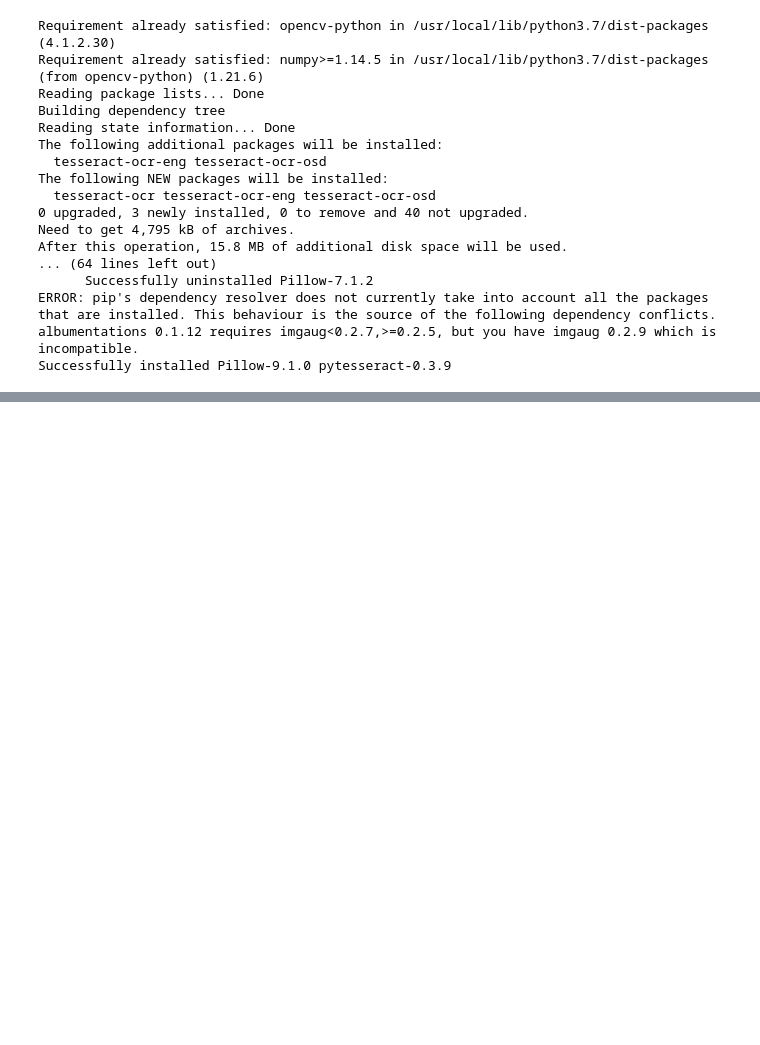
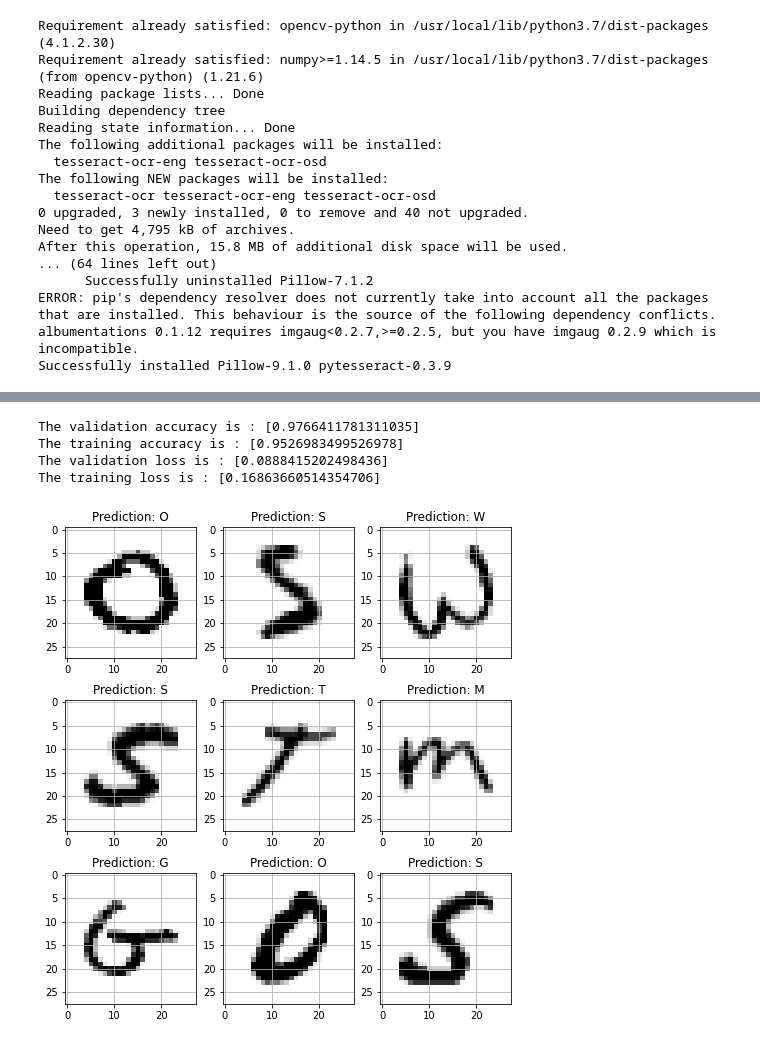
Before and after one commit to dineshnaikb/dineshnaikb, a Jupyter notebook: hwrc/hwcr.ipynb, the cells around one changed output, grey strips where cells are left out. Cells and saved outputs as stored; diff of their text form; code cells hidden in the pictures; blank space fills up the shorter version.

```diff
--- a/hwrc/hwcr.ipynb
+++ b/hwrc/hwcr.ipynb
@@ -47,0 +171,9 @@ PyTorch CNN
+# %%
+#Data Reshaping
+#We changed the Images reshaping to "New shape of train data:  (297960, 28, 28, 1)"
+#For both Train and Test data
+train_X = train_x.reshape(train_x.shape[0],train_x.shape[1],train_x.shape[2],1)
+
+print("New shape of train data: ", train_X.shape)
+test_X = test_x.reshape(test_x.shape[0], test_x.shape[1], test_x.shape[2],1)
+print("New shape of train data: ", test_X.shape)
@@ -47,0 +183,8 @@ PyTorch CNN
+# %%
+#Here we convert the single float values to categorical values.
+#This is done as the CNN model takes input of labels & generates
+#the output as a vector of probabilities.
+train_yOHE = to_categorical(train_y, num_classes = 26, dtype='int')
+print("New shape of train labels: ", train_yOHE.shape)
+test_yOHE = to_categorical(test_y, num_classes = 26, dtype='int')
+print("New shape of test labels: ", test_yOHE.shape)
@@ -47,0 +258,32 @@ PyTorch CNN
+# %%
+# Here have accuracy results of
+#The validation accuracy is : [0.9766814112663269]
+#The training accuracy is : [0.9568800926208496]
+#The validation loss is : [0.08401237428188324]
+#The training loss is : [0.15755431354045868]
+print("The validation accuracy is :", history.history['val_accuracy'])
+print("The training accuracy is :", history.history['accuracy'])
+print("The validation loss is :", history.history['val_loss'])
+print("The training loss is :", history.history['loss'])
+# %% [output]
+The validation accuracy is : [0.9766411781311035]
+The training accuracy is : [0.9526983499526978]
+The validation loss is : [0.0888415202498436]
+The training loss is : [0.16863660514354706]
+# %%
+# Now we will finally have the things to show on the graph we are getting 9 images from
+# The train set
+fig, axes = plt.subplots(3,3, figsize=(8,9))
+axes = axes.flatten()
+# To showing the 9 images we will loop though the data from test model and will predict the
+# images on the basis of CNN model of keras/tensorflow.
+for i,ax in enumerate(axes):
+    img = np.reshape(test_X[i], (28,28))
+    ax.imshow(img, cmap="Greys")
+
+    pred = word_dict[np.argmax(test_yOHE[i])]
+    ax.set_title("Prediction: "+pred)
+    ax.grid()
+#Here we go below are the results
+# %% [output]
+[figure, added]
```
Also changed, not shown: parts of 29 cells of this notebook.
